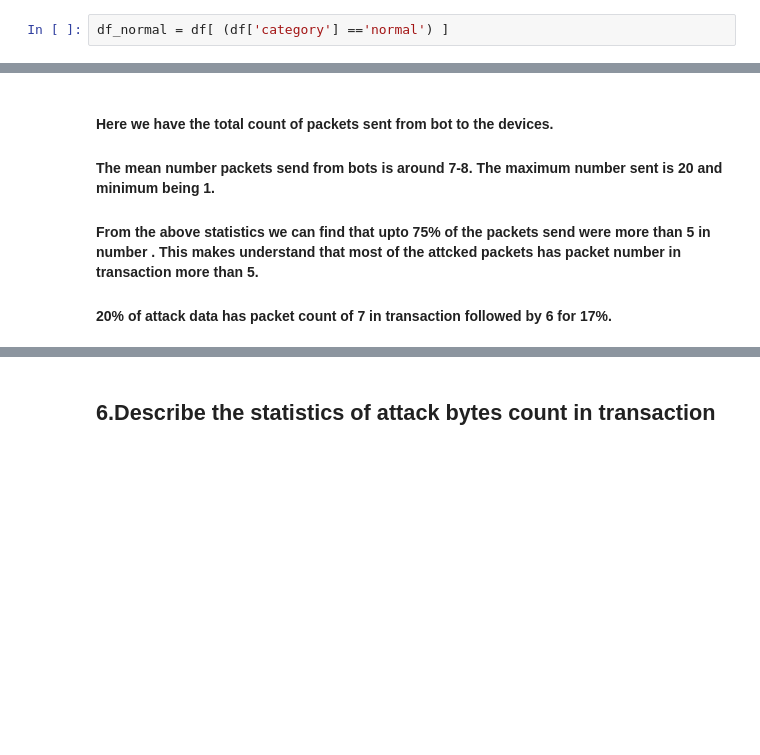
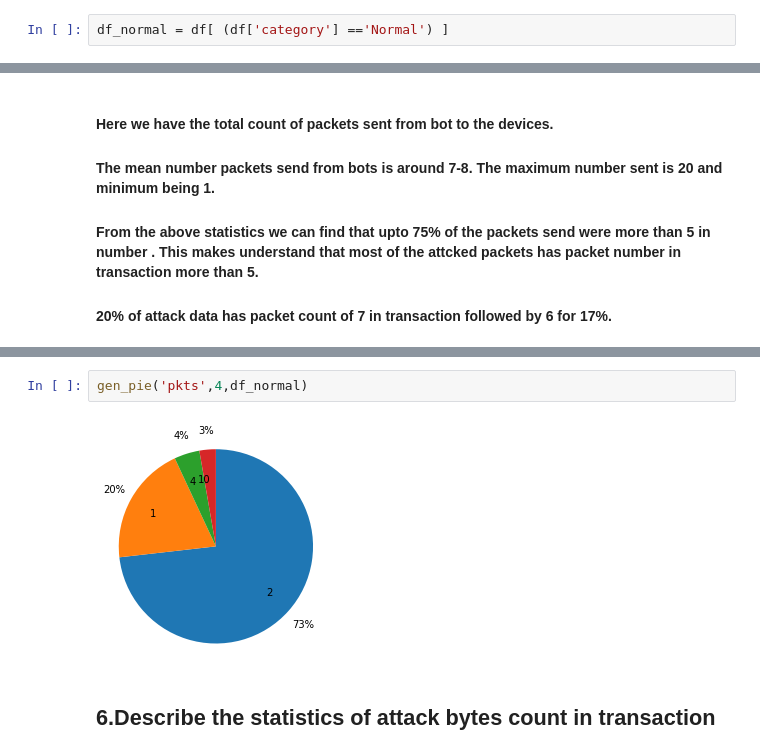
Before and after one commit to Siddharth1698/Analysis-of-DDoS-attack-from-Botnet-devices-using-Machine-Learning-Classifiers, a Jupyter notebook: Data Analysis.ipynb, the cells around one changed output, grey strips where cells are left out. Saved outputs shown, nothing was run; the diff lists cells and outputs as text; blank space fills up the shorter version.

```diff
--- a/Data Analysis.ipynb
+++ b/Data Analysis.ipynb
@@ -28,4 +29,4 @@ df.drop(['Unnamed: 0'],axis=1,inplace=True)
 # %%
 df_attacked = df[ (df['category'] =='DDoS') ]
 # %%
-df_normal = df[ (df['category'] =='normal') ]
+df_normal = df[ (df['category'] =='Normal') ]
@@ -166,3 +158,7 @@ plt.axis('square')
+# %%
+gen_pie('pkts',4,df_normal)
+# %% [output]
+[figure, added]
 # %% [markdown]
 ## 6.Describe the statistics of attack bytes count in transaction
 # %%
```
Also changed, not shown: parts of 26 cells of this notebook.
